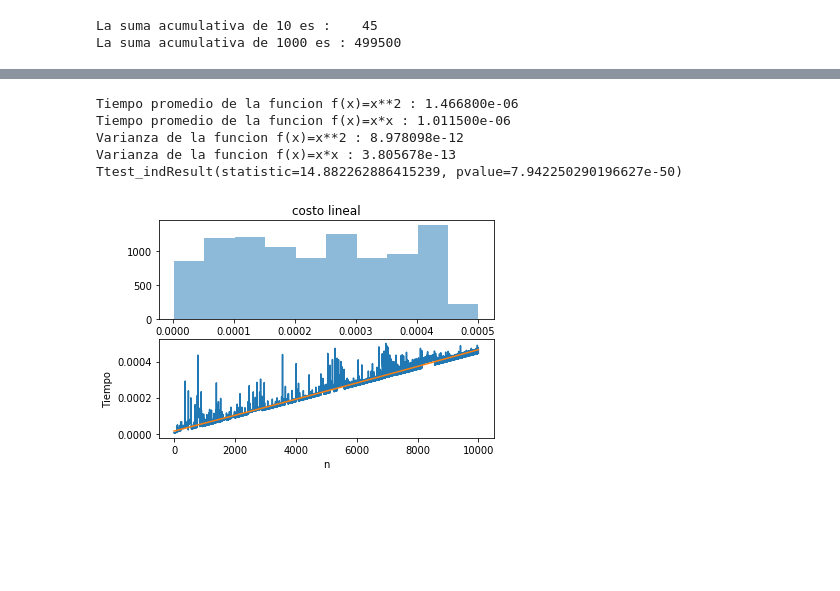
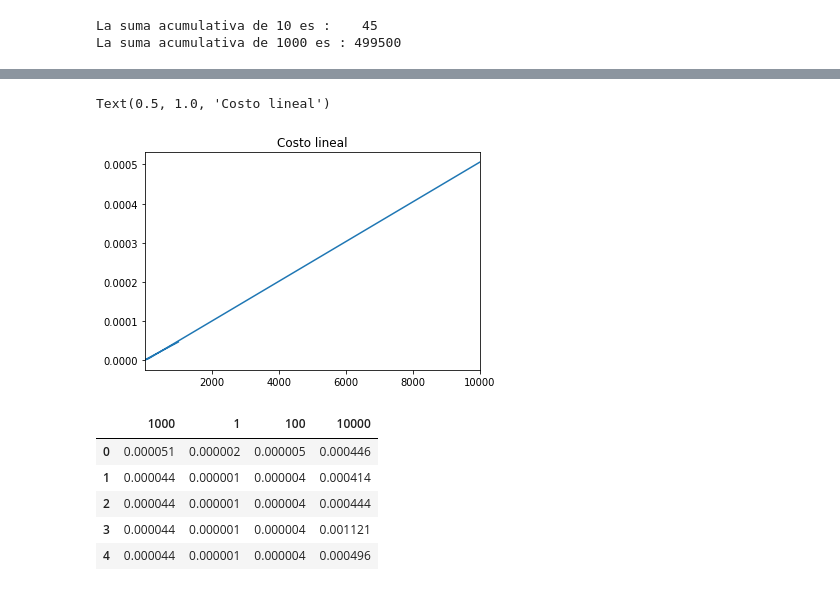
Before and after one commit to sherna90/analisis_algoritmos, a Jupyter notebook: 1.-Introduccion.ipynb, the cells around one changed output, grey strips where cells are left out. Drawn from its saved outputs; the diff is of its cells as text; code cells hidden in the pictures; blank space fills up the shorter version.

```diff
--- a/1.-Introduccion.ipynb
+++ b/1.-Introduccion.ipynb
@@ -34,0 +79,14 @@ TypeError: 'float' object cannot be interpreted as an integer
+# %%
+from scipy import stats
+
+# Student’s t-test
+# Tests whether the means of two independent samples are significantly different.
+
+for n in experiments:
+    pvalue=stats.ttest_ind(df_sq[n],df_sq_exp[n])[1]
+    print('n={0}, valor-p : {1:06.8f}'.format(n,pvalue))
+    if pvalue > 0.05:
+        print('Datos provienen de la misma distribucion')
+    else:
+        print('Datos provienen de distribuciones diferentes')
+    print('----------------------------------------')
@@ -126,20 +141,31 @@ x,y1,y2=compare_cost(1e4,square_exp,square,1,"costo constante")
-# %%
-from scipy import stats
-
-print('Tiempo promedio de la funcion f(x)=x**2 : %4e'%np.mean(y1))
-print('Tiempo promedio de la funcion f(x)=x*x : %4e'%np.mean(y2))
-
-print('Varianza de la funcion f(x)=x**2 : %4e'%np.var(y1))
-print('Varianza de la funcion f(x)=x*x : %4e'%np.var(y2))
-
-print(stats.ttest_ind(y1,y2))
-# %% [output]
-Tiempo promedio de la funcion f(x)=x**2 : 1.466800e-06
-Tiempo promedio de la funcion f(x)=x*x : 1.011500e-06
-Varianza de la funcion f(x)=x**2 : 8.978098e-12
-Varianza de la funcion f(x)=x*x : 3.805678e-13
-Ttest_indResult(statistic=14.882262886415239, pvalue=7.942250290196627e-50)
-# %%
-plot_cost(1e4,cumsum,2,"costo lineal")
-# %% [output]
-[figure, removed]
+# %%
+import time
+
+experiments={1,100,1000,10000}
+samples=100
+results={}
+for n in experiments:
+    result=[]
+    for sample in range(samples):
+        t = time.process_time()
+        cumsum(n)
+        t1 = time.process_time() - t
+        result.append(t1)
+    results.update({n:result})
+# %%
+df_cumsum=pd.DataFrame(results)
+# %%
+df_cumsum.mean().plot()
+plt.title('Costo lineal')
+# %% [output]
+Text(0.5, 1.0, 'Costo lineal')
+[figure, added]
+# %%
+df_cumsum.head()
+# %% [output]
+|  | 1000 | 1 | 100 | 10000 |
+| 0 | 0.000051 | 0.000002 | 0.000005 | 0.000446 |
+| 1 | 0.000044 | 0.000001 | 0.000004 | 0.000414 |
+| 2 | 0.000044 | 0.000001 | 0.000004 | 0.000444 |
+| 3 | 0.000044 | 0.000001 | 0.000004 | 0.001121 |
+| 4 | 0.000044 | 0.000001 | 0.000004 | 0.000496 |
```
Also changed, not shown: parts of 9 cells of this notebook, 1 other file.
